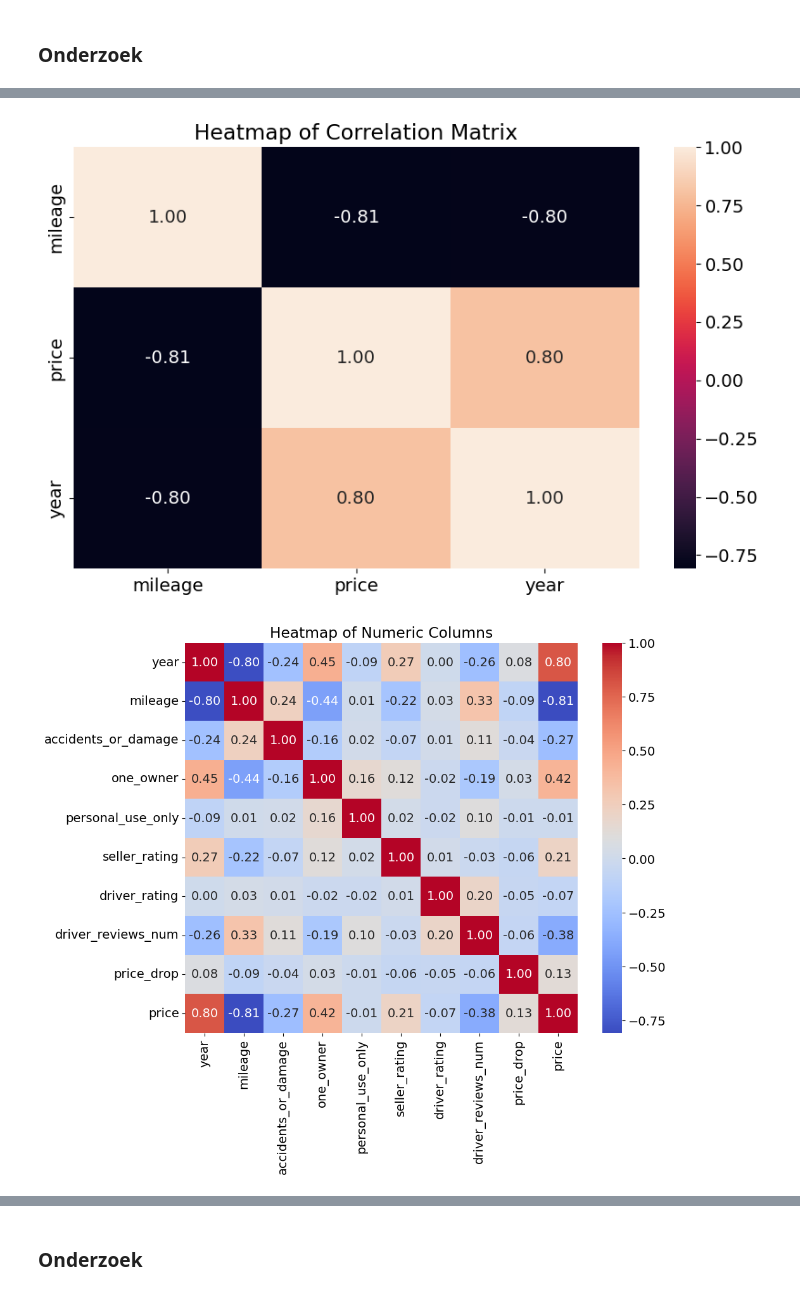
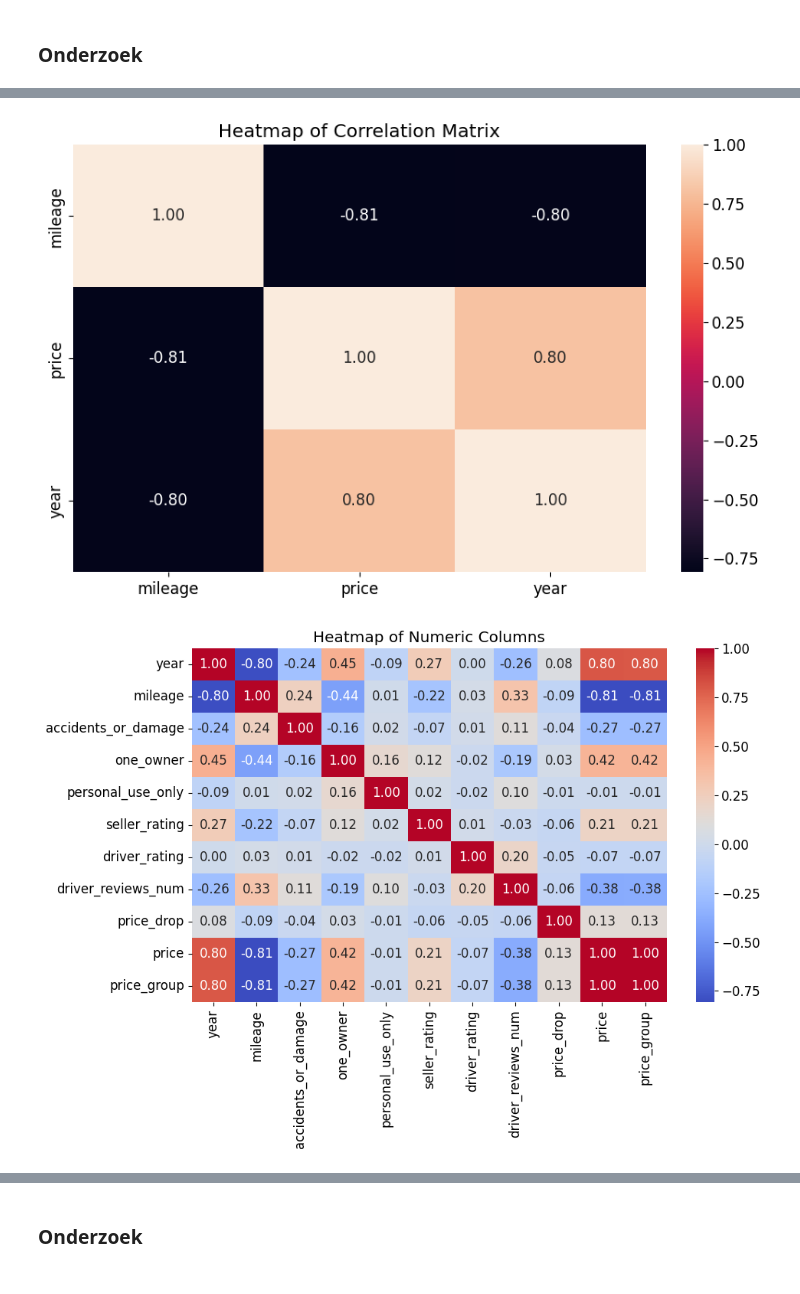
Before and after one commit to timsideanotmine/production, a Jupyter notebook: notebooks/autoproductie.ipynb, the cells around one changed output, grey strips where cells are left out. Drawn from its saved outputs; the diff is of its cells as text; code cells hidden in the pictures.

```diff
--- a/notebooks/autoproductie.ipynb
+++ b/notebooks/autoproductie.ipynb
@@ -169,6 +170,13 @@ df_volvos = autoproductie.loc[autoproductie['manufacturer'] == 'Volvo'].copy()
 # 81 duplicates were found and removed already with autoproductie.drop_duplicates(inplace=True)
 # df_volvos.drop_duplicates(inplace=True)
 
-# sie ook verder vraag 3 en de tekening uit de opgave en de opmerkingen in de klas (collega studenten)
+# zie ook verder vraag 3 en de tekening uit de opgave en de opmerkingen in de klas (collega studenten)
 df_volvos_skewed = df_volvos.loc[df_volvos['price'] >= 35000]
 df_volvos.describe(include = "all")
+
+# This part only because of stacked bar chart, over price distribution
+min_price = df_volvos['price'].min()
+max_price = df_volvos['price'].max()
+my_own_bins = 20
+interval_width = (max_price - min_price) / my_own_bins
+df_volvos['price_group'] = (df_volvos['price'] // interval_width) # in groepen van 2500 $
@@ -565,5 +678,5 @@ plt.show()
 # %%
-# SNS heatmap, werkt niet al te best blijkbaar, geen idee waarom
+# SNS heatmap
 
 # correlation_matrix = df_volvos_no_outliers[['mileage','price']].corr()
 correlation_matrix = df_volvos_no_outliers[['mileage','price', 'year']].corr()
@@ -571,18 +684,17 @@ sns.heatmap(correlation_matrix, annot=True, fmt=".2f")
 plt.title('Heatmap of Correlation Matrix')
 plt.show()
 # %% [output]
-[figure, old version]
+[figure, new version]
 # %%
-# SNS heatmap, met een selectie enkel op dtype numerics (bron chatgpt natuurlijk)
-#  opmerking, de andere numerisch kolommen werden niet gecleaned
-# Data xrangler geeft toch wel grotere percentages missing data, hoe beïnvloedt dit de grafiek ?
+# SNS heatmap, met een selectie op dtype numerics
+# Opmerking : data wrangler geeft toch wel grotere percentages missing data, hoe beïnvloedt dit de grafiek ?
 
 df_volvos_no_outliers_numeric_only = df_volvos_no_outliers.select_dtypes(include='number')
 
-plt.figure(figsize=(10, 8))  # Optional: Adjust the size of the figure
+# plt.figure(figsize=(10, 8))  # Optional: Adjust the size of the figure
 sns.heatmap(df_volvos_no_outliers_numeric_only.corr(), annot=True, fmt=".2f", cmap='coolwarm')
 plt.title('Heatmap of Numeric Columns')
 plt.show()
 # %% [output]
-[figure, old version]
+[figure, new version]
 # %%
```
Also changed, not shown: parts of 52 cells of this notebook, 6 other files.
